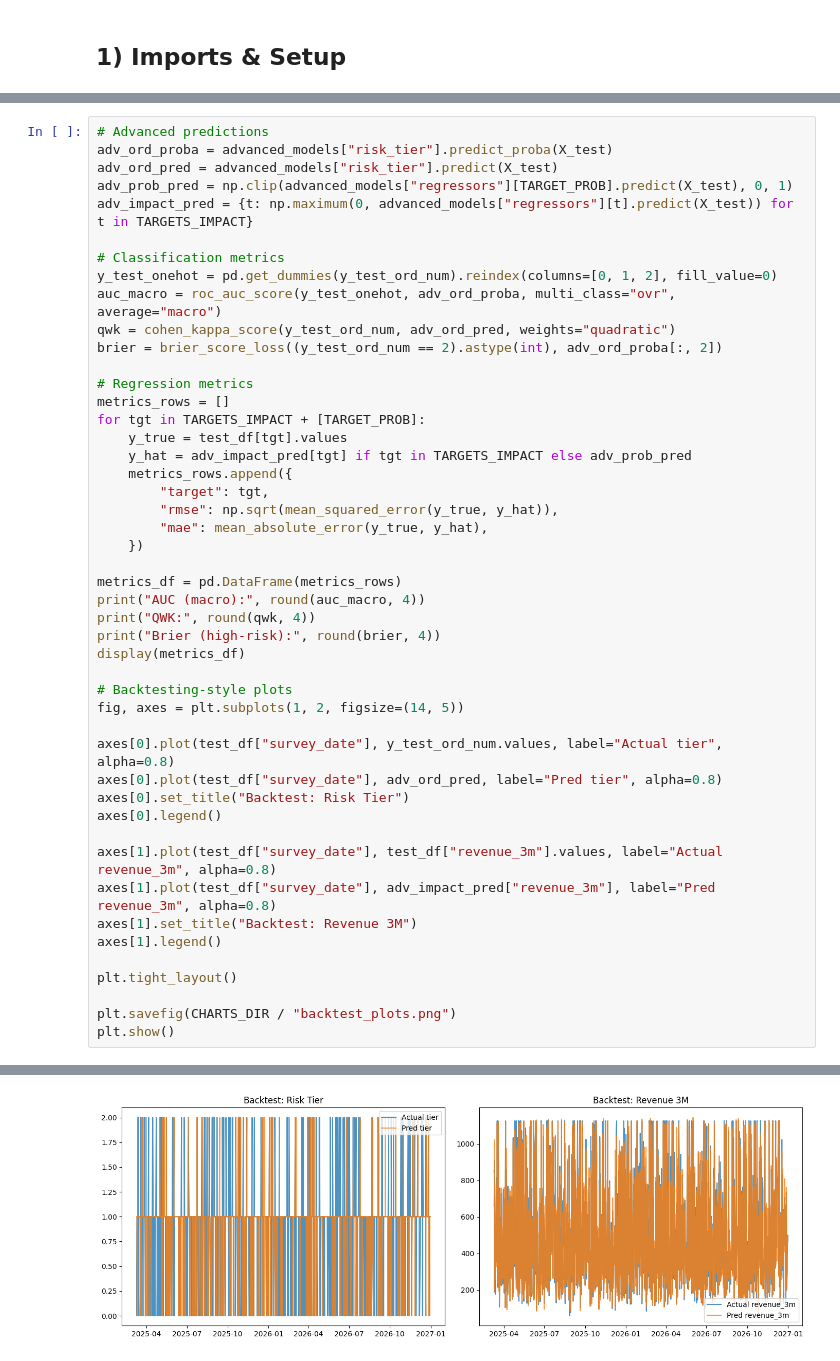
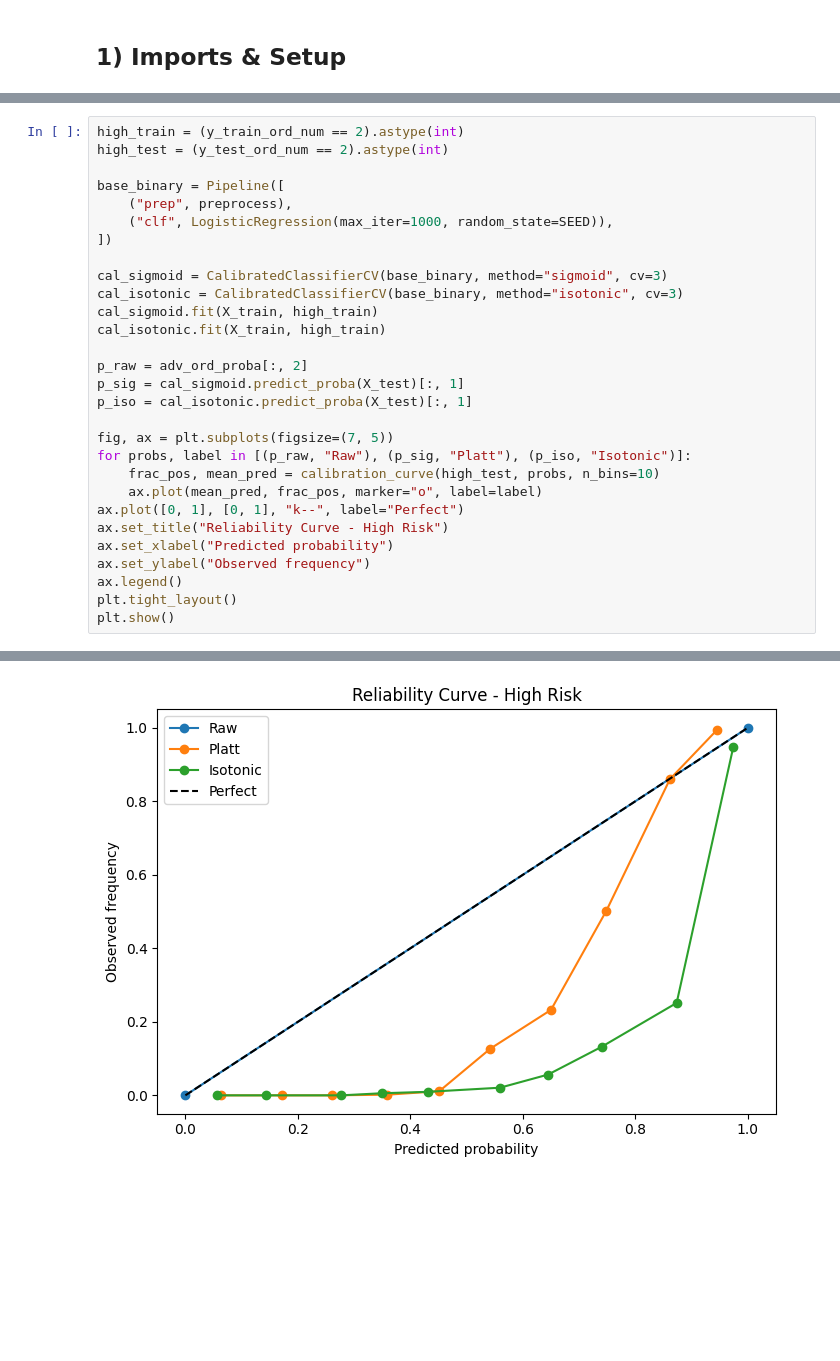
Before and after one commit to inkomoko-cmu/inkomoko-earlywarning-system, a Jupyter notebook: ml/notebooks/risk-model.ipynb, the cells around one changed output, grey strips where cells are left out. Drawn from its saved outputs; the diff is of its cells as text; blank space fills up the shorter version.

```diff
--- a/ml/notebooks/risk-model.ipynb
+++ b/ml/notebooks/risk-model.ipynb
@@ -640,48 +745,30 @@ Compute AUC/QWK/Brier for risk and RMSE/MAE for impact, plus backtesting visuals
 # %%
-# Advanced predictions
-adv_ord_proba = advanced_models["risk_tier"].predict_proba(X_test)
-adv_ord_pred = advanced_models["risk_tier"].predict(X_test)
-adv_prob_pred = np.clip(advanced_models["regressors"][TARGET_PROB].predict(X_test), 0, 1)
-adv_impact_pred = {t: np.maximum(0, advanced_models["regressors"][t].predict(X_test)) for t in TARGETS_IMPACT}
+high_train = (y_train_ord_num == 2).astype(int)
+high_test = (y_test_ord_num == 2).astype(int)
 
-# Classification metrics
-y_test_onehot = pd.get_dummies(y_test_ord_num).reindex(columns=[0, 1, 2], fill_value=0)
-auc_macro = roc_auc_score(y_test_onehot, adv_ord_proba, multi_class="ovr", average="macro")
-qwk = cohen_kappa_score(y_test_ord_num, adv_ord_pred, weights="quadratic")
-brier = brier_score_loss((y_test_ord_num == 2).astype(int), adv_ord_proba[:, 2])
+base_binary = Pipeline([
+    ("prep", preprocess),
+    ("clf", LogisticRegression(max_iter=1000, random_state=SEED)),
+])
 
-# Regression metrics
-metrics_rows = []
-for tgt in TARGETS_IMPACT + [TARGET_PROB]:
-    y_true = test_df[tgt].values
-    y_hat = adv_impact_pred[tgt] if tgt in TARGETS_IMPACT else adv_prob_pred
-    metrics_rows.append({
-        "target": tgt,
-        "rmse": np.sqrt(mean_squared_error(y_true, y_hat)),
-        "mae": mean_absolute_error(y_true, y_hat),
-    })
+cal_sigmoid = CalibratedClassifierCV(base_binary, method="sigmoid", cv=3)
+cal_isotonic = CalibratedClassifierCV(base_binary, method="isotonic", cv=3)
+cal_sigmoid.fit(X_train, high_train)
+cal_isotonic.fit(X_train, high_train)
 
-metrics_df = pd.DataFrame(metrics_rows)
-print("AUC (macro):", round(auc_macro, 4))
-print("QWK:", round(qwk, 4))
-print("Brier (high-risk):", round(brier, 4))
-display(metrics_df)
+p_raw = adv_ord_proba[:, 2]
+p_sig = cal_sigmoid.predict_proba(X_test)[:, 1]
+p_iso = cal_isotonic.predict_proba(X_test)[:, 1]
 
-# Backtesting-style plots
-fig, axes = plt.subplots(1, 2, figsize=(14, 5))
-
-axes[0].plot(test_df["survey_date"], y_test_ord_num.values, label="Actual tier", alpha=0.8)
-axes[0].plot(test_df["survey_date"], adv_ord_pred, label="Pred tier", alpha=0.8)
-axes[0].set_title("Backtest: Risk Tier")
-axes[0].legend()
-
-axes[1].plot(test_df["survey_date"], test_df["revenue_3m"].values, label="Actual revenue_3m", alpha=0.8)
-axes[1].plot(test_df["survey_date"], adv_impact_pred["revenue_3m"], label="Pred revenue_3m", alpha=0.8)
-axes[1].set_title("Backtest: Revenue 3M")
-axes[1].legend()
-
+fig, ax = plt.subplots(figsize=(7, 5))
+for probs, label in [(p_raw, "Raw"), (p_sig, "Platt"), (p_iso, "Isotonic")]:
+    frac_pos, mean_pred = calibration_curve(high_test, probs, n_bins=10)
+    ax.plot(mean_pred, frac_pos, marker="o", label=label)
+ax.plot([0, 1], [0, 1], "k--", label="Perfect")
+ax.set_title("Reliability Curve - High Risk")
+ax.set_xlabel("Predicted probability")
+ax.set_ylabel("Observed frequency")
+ax.legend()
 plt.tight_layout()
-
-plt.savefig(CHARTS_DIR / "backtest_plots.png")
 plt.show()
 # %% [output]
@@ -696,2 +775,2 @@ Brier (high-risk): 0.0438
-[figure, old version]
+[figure, new version]
 # %% [markdown]
```
Also changed, not shown: parts of 27 cells of this notebook, 18 other files.
